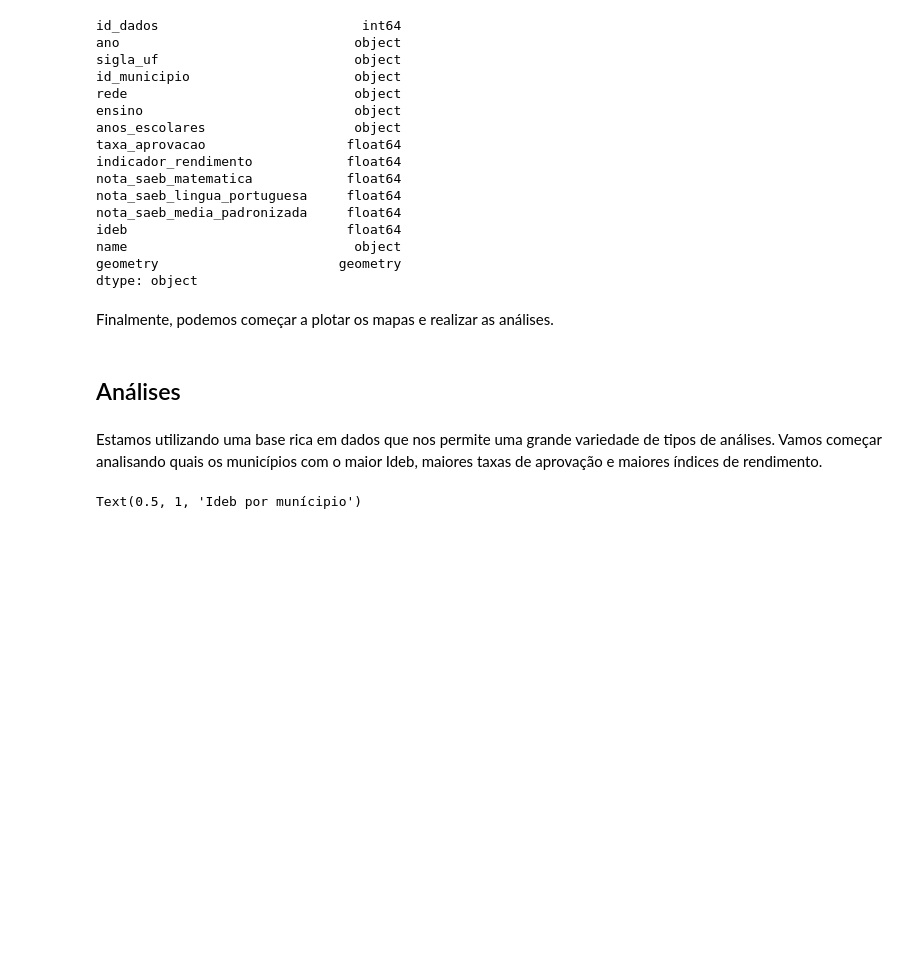
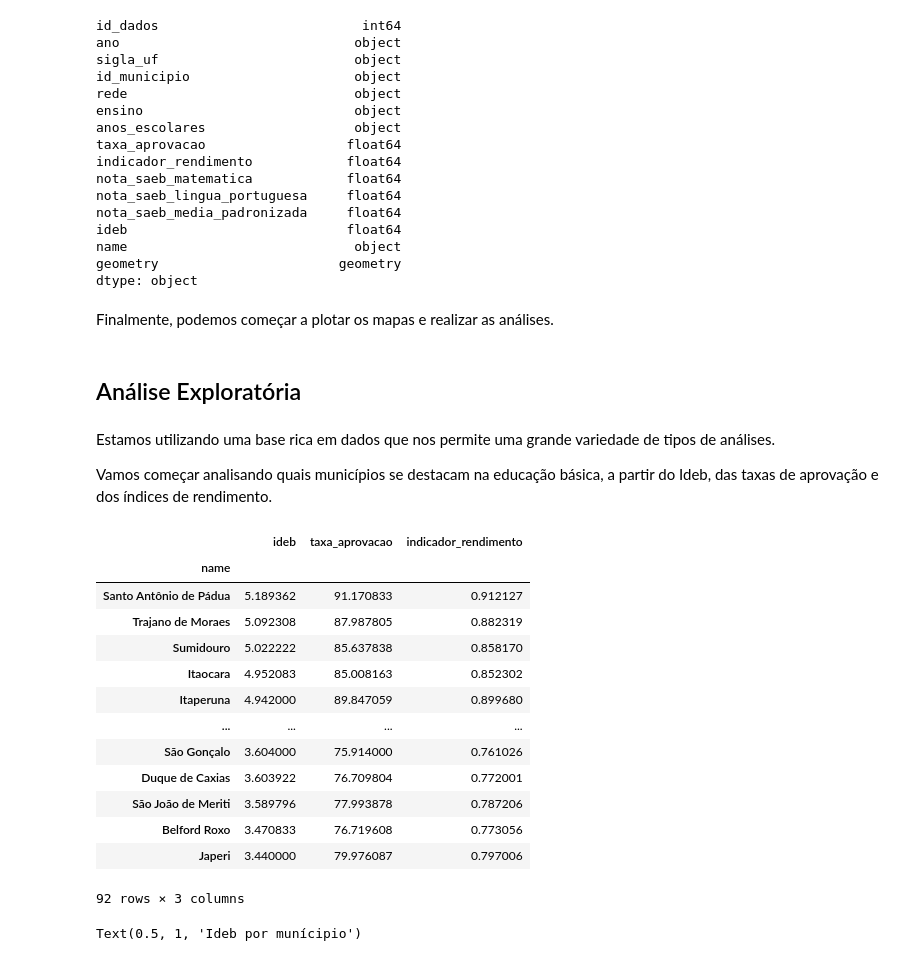
Before and after one commit to isabellegagno/A2---Banco-de-Dados, a Jupyter notebook: analysis.ipynb, the cells around one changed output. Saved outputs shown, nothing was run; the diff lists cells and outputs as text; code cells hidden in the pictures; blank space fills up the shorter version.

```diff
--- a/analysis.ipynb
+++ b/analysis.ipynb
@@ -222,9 +233,31 @@ geometry                       geometry
 dtype: object
 # %% [markdown]
 Finalmente, podemos começar a plotar os mapas e realizar as análises.
-# %% [markdown]
-## Análises
+# %% [markdown]
+## Análise Exploratória
 # %% [markdown]
 Estamos utilizando uma base rica em dados que nos permite uma grande variedade de tipos de análises.
-Vamos começar analisando quais os municípios com o maior Ideb, maiores taxas de aprovação e maiores índices de rendimento.
+
+Vamos começar analisando quais municípios se destacam na educação básica, a partir do Ideb, das taxas de aprovação e dos índices de rendimento.
+# %%
+rank_ideb = df[['name', 'ideb', 'taxa_aprovacao', 'indicador_rendimento'
+]].groupby(['name']).mean(['ideb', 'taxa_aprovacao', 'indicador_rendimento']).sort_values('ideb',ascending=False)
+# ordenando acordo com o ideb de forma descrescente
+
+rank_ideb
+# %% [output]
+|  | ideb | taxa_aprovacao | indicador_rendimento |
+| name |  |  |  |
+| Santo Antônio de Pádua | 5.189362 | 91.170833 | 0.912127 |
+| Trajano de Moraes | 5.092308 | 87.987805 | 0.882319 |
+| Sumidouro | 5.022222 | 85.637838 | 0.858170 |
+| Itaocara | 4.952083 | 85.008163 | 0.852302 |
+| Itaperuna | 4.942000 | 89.847059 | 0.899680 |
+| ... | ... | ... | ... |
+| São Gonçalo | 3.604000 | 75.914000 | 0.761026 |
+| Duque de Caxias | 3.603922 | 76.709804 | 0.772001 |
+| São João de Meriti | 3.589796 | 77.993878 | 0.787206 |
+| Belford Roxo | 3.470833 | 76.719608 | 0.773056 |
+| Japeri | 3.440000 | 79.976087 | 0.797006 |
+92 rows × 3 columns
 # %%
```
Also changed, not shown: parts of 13 cells of this notebook.
